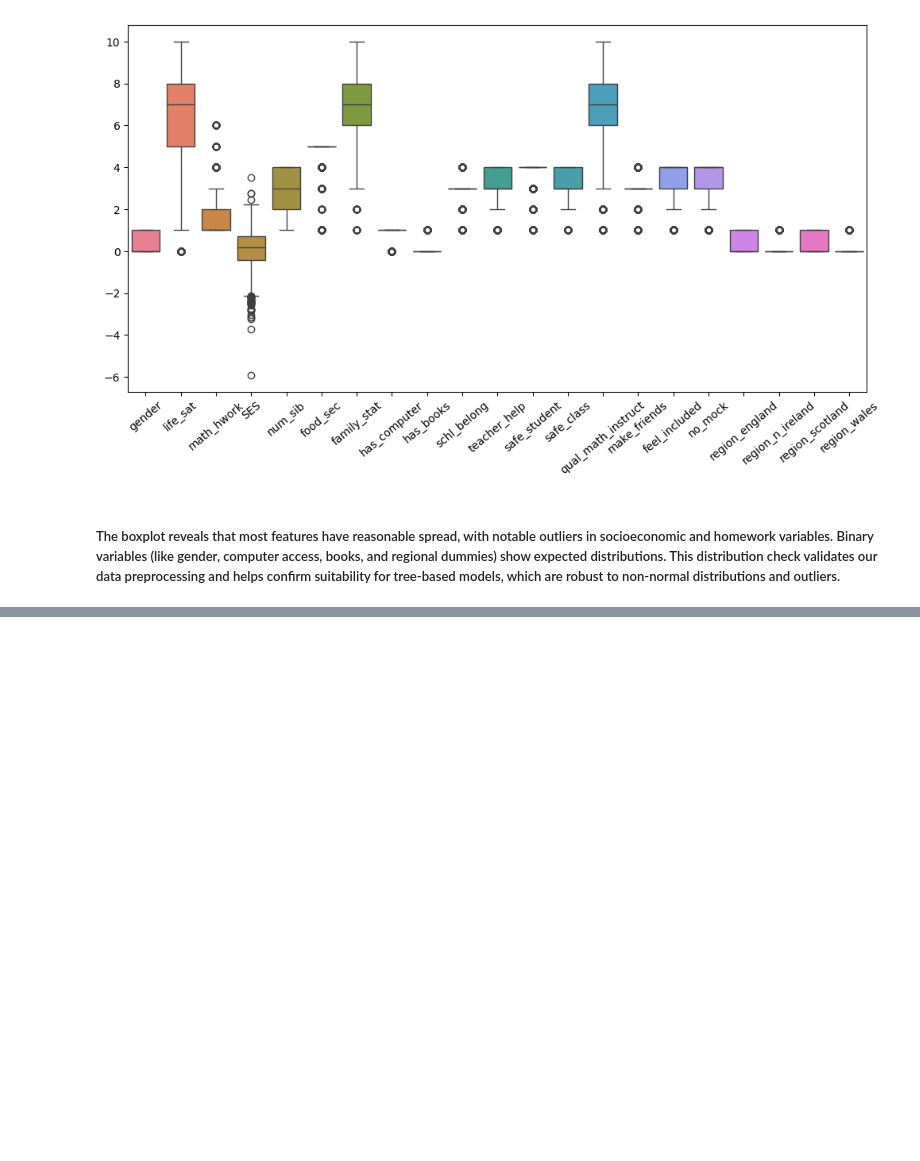
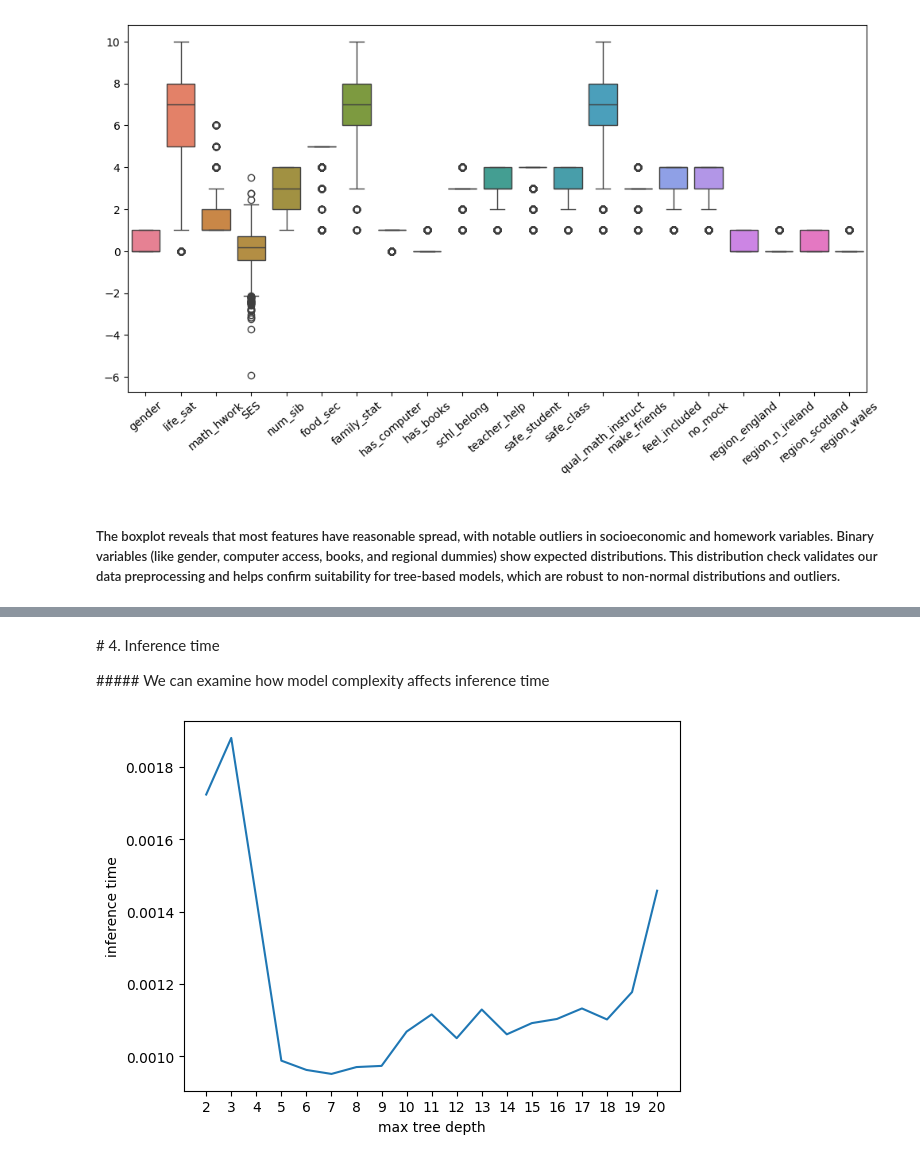
Before and after one commit to Yorkel/predicting-low-math-pisa-uk, a Jupyter notebook: notebooks/03_decision_trees.ipynb, the cells around one changed output, grey strips where cells are left out. Cells and saved outputs as stored; diff of their text form; code cells hidden in the pictures; blank space fills up the shorter version.

```diff
--- a/notebooks/03_decision_trees.ipynb
+++ b/notebooks/03_decision_trees.ipynb
@@ -98,0 +218,25 @@ Validation Accuracy: 0.6000
+# %% [markdown]
+# 4. Inference time
+
+##### We can examine how model complexity affects inference time
+# %%
+import timeit
+depths = np.arange(2,21)
+times = []
+
+
+for d in depths:
+    dtc_ = DecisionTreeClassifier(max_depth = d, random_state=136) # Train trees with different depths
+    dtc_.fit(X_train, y_train)
+
+
+    inference_time = timeit.timeit(lambda: dtc_.predict(X_test), number=500) / 500 # Time 500 predictions, then divide to get the average
+
+    times.append(inference_time)
+
+plt.plot(depths, times)
+plt.xticks(ticks=depths)
+plt.xlabel("max tree depth")
+plt.ylabel("inference time");
+# %% [output]
+[figure, added]
```
Also changed, not shown: parts of 33 cells of this notebook.
